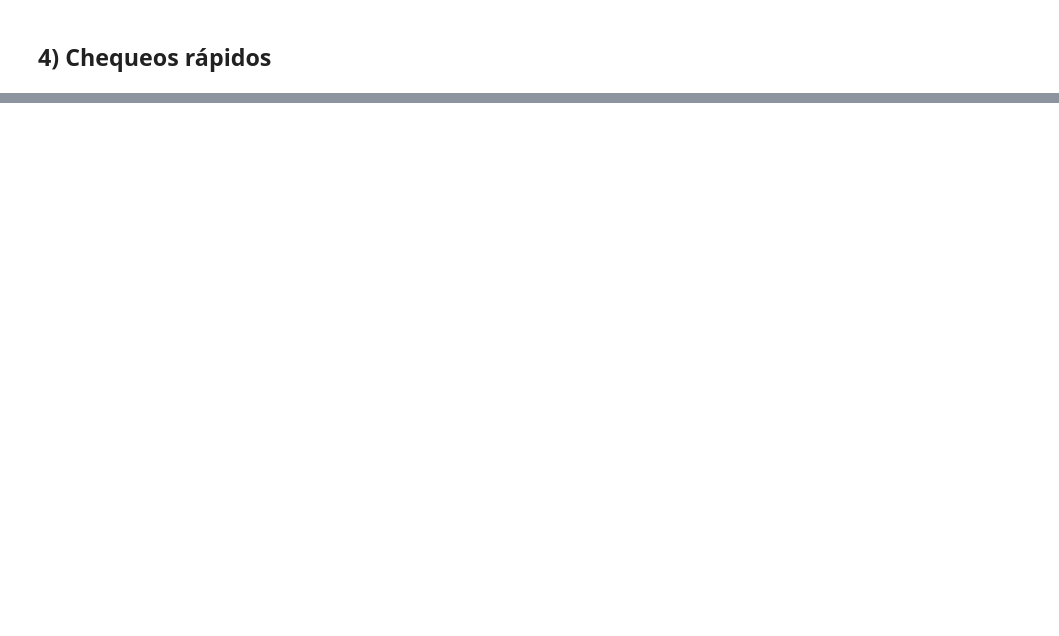
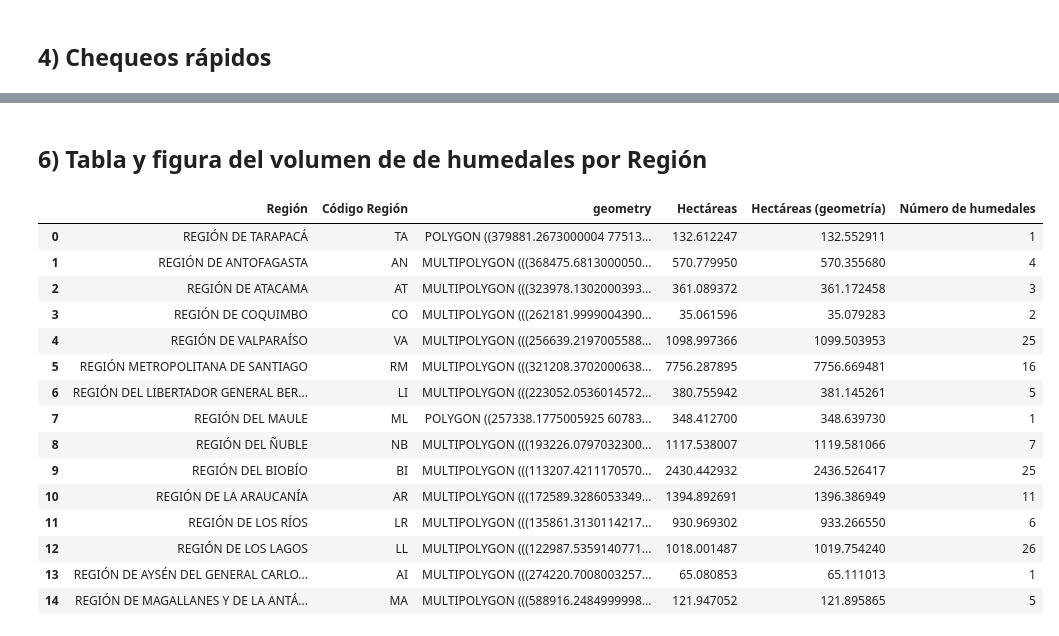
Before and after one commit to IEB-BIODATA/7NR-Indicators, a Jupyter notebook: indicadores/I_3_humedales_urbanos/I_3_humedales_urbanos.ipynb, the cells around one changed output, grey strips where cells are left out. Cells and saved outputs as stored; diff of their text form; code cells hidden in the pictures; blank space fills up the shorter version.

```diff
--- a/indicadores/I_3_humedales_urbanos/I_3_humedales_urbanos.ipynb
+++ b/indicadores/I_3_humedales_urbanos/I_3_humedales_urbanos.ipynb
@@ -135,3 +204,23 @@ tabla_anual
 # %%
 #escribir tabla anual a Excel
 tabla_anual.to_excel("I_3_humedales_urbanos_tabla_anual.xlsx", index=False)
+# %%
+data=gdf.to_crs(epsg=32719)
+
+REGION = {
+    'REGIÓN DE TARAPACÁ': "TA",
+    'REGIÓN DE ANTOFAGASTA': "AN",
+    'REGIÓN DE ATACAMA': "AT",
+    'REGIÓN DE COQUIMBO': "CO",
+    'REGIÓN DE VALPARAÍSO': "VA",
+    'REGIÓN METROPOLITANA DE SANTIAGO': "RM",
+    "REGIÓN DEL LIBERTADOR GENERAL BERNARDO O'HIGGINS": "LI",
+    'REGIÓN DEL MAULE': "ML",
+    'REGIÓN DEL ÑUBLE': "NB",
+    'REGIÓN DEL BIOBÍO': "BI",
+    'REGIÓN DE LA ARAUCANÍA': "AR",
+    'REGIÓN DE LOS RÍOS': "LR",
+    'REGIÓN DE LOS LAGOS': "LL",
+    'REGIÓN DE AYSÉN DEL GENERAL CARLOS IBÁÑEZ DEL CAMPO': "AI",
+    'REGIÓN DE MAGALLANES Y DE LA ANTÁRTICA CHILENA': "MA",
+}
@@ -137,0 +238,31 @@ tabla_anual.to_excel("I_3_humedales_urbanos_tabla_anual.xlsx", index=False)
+# %% [markdown]
+## 6) Tabla y figura del volumen de de humedales por Región
+# %%
+for region in REGION.values():
+    tmp = data[data["COD_REG"] == region]
+    tmp_geometry = tmp.geometry.union_all()
+    cur_index = data_region[data_region["Código Región"] == region].index[0]
+    data_region.loc[cur_index, "geometry"] = tmp_geometry
+    data_region.loc[cur_index, "Hectáreas"] = tmp["HECTAREAS"].sum()
+    data_region.loc[cur_index, "Hectáreas (geometría)"] = tmp_geometry.area / 10000
+    data_region.loc[cur_index, "Número de humedales"] = len(tmp)
+    del tmp, tmp_geometry
+
+data_region
+# %% [output]
+|  | Región | Código Región | geometry | Hectáreas | Hectáreas (geometría) | Número de humedales |
+| 0 | REGIÓN DE TARAPACÁ | TA | POLYGON ((379881.2673000004 77513... | 132.612247 | 132.552911 | 1 |
+| 1 | REGIÓN DE ANTOFAGASTA | AN | MULTIPOLYGON (((368475.6813000050... | 570.779950 | 570.355680 | 4 |
+| 2 | REGIÓN DE ATACAMA | AT | MULTIPOLYGON (((323978.1302000393... | 361.089372 | 361.172458 | 3 |
+| 3 | REGIÓN DE COQUIMBO | CO | MULTIPOLYGON (((262181.9999004390... | 35.061596 | 35.079283 | 2 |
+| 4 | REGIÓN DE VALPARAÍSO | VA | MULTIPOLYGON (((256639.2197005588... | 1098.997366 | 1099.503953 | 25 |
+| 5 | REGIÓN METROPOLITANA DE SANTIAGO | RM | MULTIPOLYGON (((321208.3702000638... | 7756.287895 | 7756.669481 | 16 |
+| 6 | REGIÓN DEL LIBERTADOR GENERAL BER... | LI | MULTIPOLYGON (((223052.0536014572... | 380.755942 | 381.145261 | 5 |
+| 7 | REGIÓN DEL MAULE | ML | POLYGON ((257338.1775005925 60783... | 348.412700 | 348.639730 | 1 |
+| 8 | REGIÓN DEL ÑUBLE | NB | MULTIPOLYGON (((193226.0797032300... | 1117.538007 | 1119.581066 | 7 |
+| 9 | REGIÓN DEL BIOBÍO | BI | MULTIPOLYGON (((113207.4211170570... | 2430.442932 | 2436.526417 | 25 |
+| 10 | REGIÓN DE LA ARAUCANÍA | AR | MULTIPOLYGON (((172589.3286053349... | 1394.892691 | 1396.386949 | 11 |
+| 11 | REGIÓN DE LOS RÍOS | LR | MULTIPOLYGON (((135861.3130114217... | 930.969302 | 933.266550 | 6 |
+| 12 | REGIÓN DE LOS LAGOS | LL | MULTIPOLYGON (((122987.5359140771... | 1018.001487 | 1019.754240 | 26 |
+| 13 | REGIÓN DE AYSÉN DEL GENERAL CARLO... | AI | MULTIPOLYGON (((274220.7008003257... | 65.080853 | 65.111013 | 1 |
+| 14 | REGIÓN DE MAGALLANES Y DE LA ANTÁ... | MA | MULTIPOLYGON (((588916.2484999998... | 121.947052 | 121.895865 | 5 |
```
Also changed, not shown: parts of 14 cells of this notebook, 1 other file.
